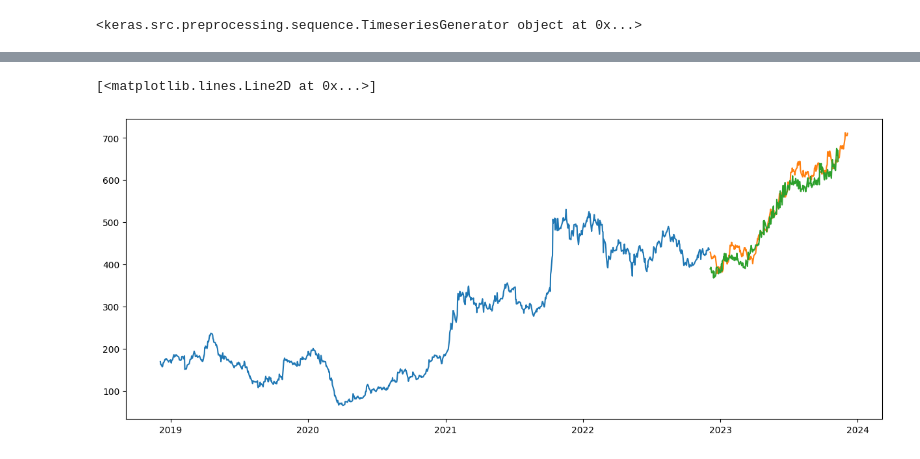
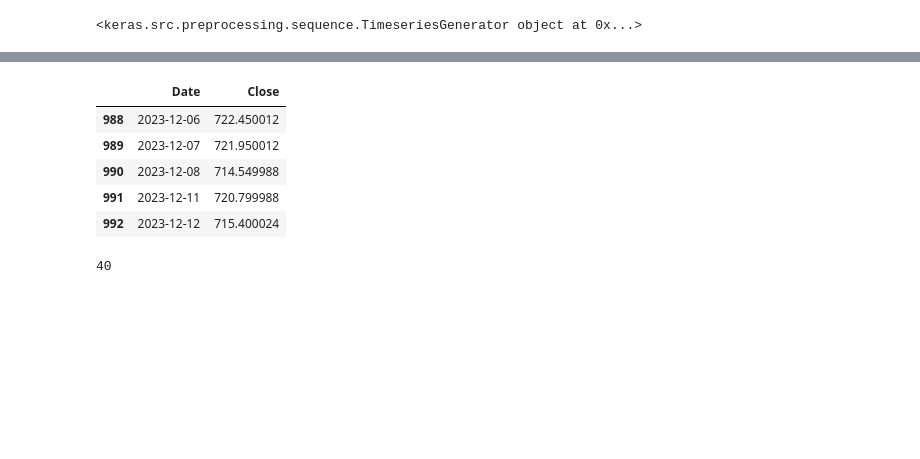
Before and after one commit to jensontmathew/TATA-Motors-Stock-Price-Prediction, a Jupyter notebook: Tata_Motors_stock_price_prediction_RNN.ipynb, the cells around one changed output, grey strips where cells are left out. Drawn from its saved outputs; the diff is of its cells as text; code cells hidden in the pictures; blank space fills up the shorter version.

```diff
--- a/Tata_Motors_stock_price_prediction_RNN.ipynb
+++ b/Tata_Motors_stock_price_prediction_RNN.ipynb
@@ -203,11 +228,18 @@ fig.show()
 # %% [output]
 [interactive output not drawn]
 # %%
-date_test1=date_test[:233]
-plt.figure(figsize=(15,6))
-plt.plot(date_train,close_train)
-plt.plot(date_test,close_test)
-plt.plot(date_test1,prediction)
+# date_test1=date_test[:233]
+# plt.figure(figsize=(15,6))
+# plt.plot(date_train,close_train)
+# plt.plot(date_test,close_test)
+# plt.plot(date_test1,prediction)
-# %% [output]
-[<matplotlib.lines.Line2D at 0x...>]
-[figure, removed]
+# %%
+#predicting prices for the next 2 months
+df.tail(5)
+# %% [output]
+|  | Date | Close |
+| 988 | 2023-12-06 | 722.450012 |
+| 989 | 2023-12-07 | 721.950012 |
+| 990 | 2023-12-08 | 714.549988 |
+| 991 | 2023-12-11 | 720.799988 |
+| 992 | 2023-12-12 | 715.400024 |
@@ -213,0 +248,4 @@ plt.plot(date_test1,prediction)
+# %%
+look_back
+# %% [output]
+40
```
Also changed, not shown: parts of 18 cells of this notebook.
